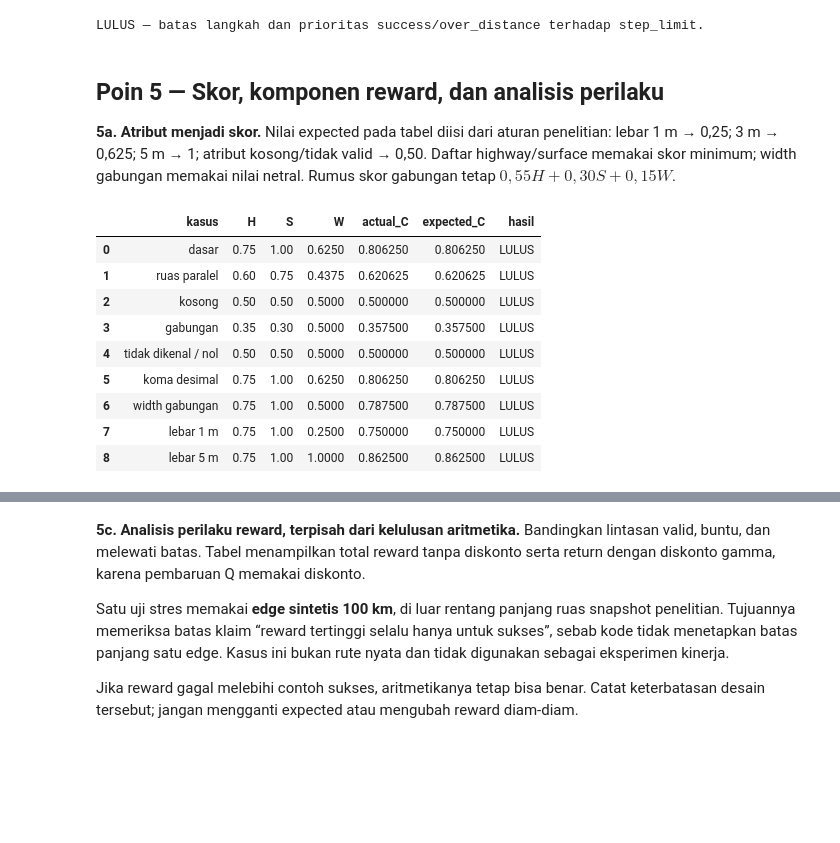
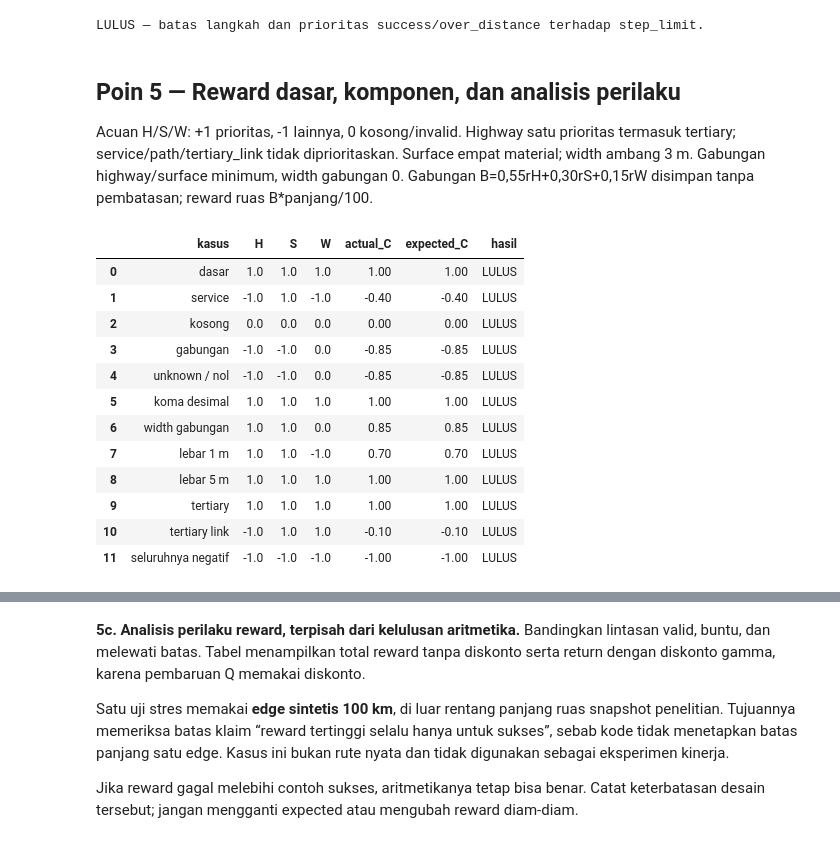
Before and after one commit to davidimannuel/uwika-ta-31123022-2026, a Jupyter notebook: verifikasi.ipynb, the cells around one changed output, grey strips where cells are left out. Cells and saved outputs as stored; diff of their text form; code cells hidden in the pictures; blank space fills up the shorter version.

```diff
--- a/verifikasi.ipynb
+++ b/verifikasi.ipynb
@@ -617,6 +620,18 @@ for test_epsilon in (0.0,1.0):
     print("Epsilon:",test_epsilon,"| Action terpilih:",sorted(set(selected_ids)))
 verification_status[2] = True
 print("LULUS — aksi ilegal ditolak; eksplorasi dan greedy hanya memilih aksi legal.")
+# Access diperiksa pada build_actions; highway non-prioritas tetap menjadi action.
+access_cases = [(None,True),("yes",True),("permissive",True),("no",False),
+                ("private",False),("destination",False),("unknown",False),
+                (["yes","permissive"],True),("yes;private",False),
+                ("['yes', 'permissive']",True)]
+for value,allowed in access_cases:
+    access_graph=nx.MultiDiGraph(crs="EPSG:32749")
+    access_graph.add_edge(0,1,key=0,length=100.,highway="service",
+                          surface="asphalt",width="3",access=value)
+    core.add_comfort_scores(access_graph)
+    assert bool(core.build_actions(access_graph).get(0))==allowed
+print("LULUS — whitelist access dan service tetap legal bila akses diizinkan.")
 # %% [output]
 Penolakan yang diharapkan: Action tidak legal untuk state environment saat ini.
 Epsilon: 0.0 | Action terpilih: [(3, 0)]
@@ -735,7 +753,7 @@ for loop_distance in (4500,5000,5500):
         r = core.train_step(end_env,end_q,np.random.default_rng(0),0)
     assert r["done"] and end_env.is_loop and end_env.current_node==0
     assert end_env.termination_reason=="success" and end_env.total_distance_m==loop_distance
-    assert r["reward_components"]["terminal"]==80 and r["max_next_q"]==0
+    assert r["reward_components"]["terminal"]==100 and r["max_next_q"]==0
     termination_samples.append(r)
     termination_rows.append({"kasus":f"loop {loop_distance} m","actual":"success","expected":"success","hasil":"LULUS"})
 display(pd.DataFrame(termination_rows))
@@ -762,7 +780,7 @@ for would_be_distance in (4499,5501):
     assert blocked_env.total_distance_m==before_distance
     r = core.train_step(blocked_env,defaultdict(dict),np.random.default_rng(0),0)
     assert r["done"] and blocked_env.termination_reason=="no_available_action"
-    assert r["td_error"] is None and r["reward_components"]["no_action"]==-45
+    assert r["td_error"] is None and r["reward_components"]["no_action"]==-50
     termination_samples.append(r)
     print("LULUS — calon loop",would_be_distance,"m diblokir; buntu pada",before_distance,"m.")
 
@@ -850,7 +868,7 @@ for case in ("step_limit","success","over_distance"):
         assert r["done"] == (index==219)
     assert limit_env.step_count==220 and limit_env.termination_reason==case
     assert limit_env.total_distance_m=={"step_limit":2200,"success":5000,"over_distance":5501}[case]
-    assert r["reward_components"]["terminal"]=={"step_limit":-40,"success":80,"over_distance":-50}[case]
+    assert r["reward_components"]["terminal"]=={"step_limit":-50,"success":100,"over_distance":-50}[case]
     termination_samples.append(r)
     limit_rows.append({"kasus":case,"langkah":limit_env.step_count,"jarak_m":limit_env.total_distance_m,
                        "actual":limit_env.termination_reason,"hasil":"LULUS"})
@@ -870,48 +888,54 @@ print("LULUS — batas langkah dan prioritas success/over_distance terhadap step
 | 2 | over_distance | 220 | 5501.0 | over_distance | LULUS |
 LULUS — batas langkah dan prioritas success/over_distance terhadap step_limit.
 # %% [markdown]
-## Poin 5 — Skor, komponen reward, dan analisis perilaku
+## Poin 5 — Reward dasar, komponen, dan analisis perilaku
 
-**5a. Atribut menjadi skor.** Nilai expected pada tabel diisi dari aturan penelitian:
-lebar 1 m → 0,25; 3 m → 0,625; 5 m → 1; atribut kosong/tidak valid → 0,50.
-Daftar highway/surface memakai skor minimum; width gabungan memakai nilai netral.
-Rumus skor gabungan tetap $0{,}55H+0{,}30S+0{,}15W$.
+Acuan H/S/W: +1 prioritas, -1 lainnya, 0 kosong/invalid. Highway satu prioritas
+termasuk tertiary; service/path/tertiary_link tidak diprioritaskan. Surface empat
+material; width ambang 3 m. Gabungan highway/surface minimum, width gabungan 0.
+Gabungan B=0,55rH+0,30rS+0,15rW disimpan tanpa pembatasan; reward ruas B*panjang/100.
 # %%
 score_cases = [
-    ("dasar","residential","asphalt","3", (.75,1.,.625,.80625)),
-    ("ruas paralel","service","paving_stones","2", (.6,.75,.4375,.620625)),
-    ("kosong",None,None,None, (.5,.5,.5,.5)),
-    ("gabungan",["residential","secondary"],["asphalt","gravel"],["2","3"], (.35,.3,.5,.3575)),
-    ("tidak dikenal / nol","unknown","unknown","0", (.5,.5,.5,.5)),
-    ("koma desimal","residential","asphalt","3,0 m", (.75,1.,.625,.80625)),
-    ("width gabungan","residential","asphalt","2;3", (.75,1.,.5,.7875)),
-    ("lebar 1 m","residential","asphalt","1", (.75,1.,.25,.75)),
-    ("lebar 5 m","residential","asphalt","5", (.75,1.,1.,.8625)),
+    ("dasar","residential","asphalt","3", (1.,1.,1.,1.)),
+    ("service","service","paving_stones","2", (-1.,1.,-1.,-.4)),
+    ("kosong",None,None,None, (0.,0.,0.,0.)),
+    ("gabungan",["residential","secondary"],["asphalt","gravel"],["2","3"], (-1.,-1.,0.,-.85)),
+    ("unknown / nol","unknown","unknown","0", (-1.,-1.,0.,-.85)),
+    ("koma desimal","residential","asphalt","3,0 m", (1.,1.,1.,1.)),
+    ("width gabungan","residential","asphalt","2;3", (1.,1.,0.,.85)),
+    ("lebar 1 m","residential","asphalt","1", (1.,1.,-1.,.7)),
+    ("lebar 5 m","residential","asphalt","5", (1.,1.,1.,1.)),
+    ("tertiary","tertiary","asphalt","3", (1.,1.,1.,1.)),
+    ("tertiary link","tertiary_link","asphalt","3", (-1.,1.,1.,-.1)),
+    ("seluruhnya negatif","service","gravel","2", (-1.,-1.,-1.,-1.)),
 ]
 G_score = nx.MultiDiGraph(crs="EPSG:32749")
 G_score.add_node(0,x=0.,y=0.)
 G_score.add_node(1,x=100.,y=0.)
 for key,(label,highway,surface,width,expected) in enumerate(score_cases):
     G_score.add_edge(0,1,key=key,length=100.,osmid=201+key,
                      highway=highway,surface=surface,width=width)
 core.add_comfort_scores(G_score)
 score_rows = []
 for key,(label,_,_,_,expected) in enumerate(score_cases):
     data = G_score[0][1][key]
     actual = tuple(data[name] for name in ("highway_score","surface_score","width_score","comfort_score"))
     assert all(math.isclose(a,b,rel_tol=0,abs_tol=1e-9) for a,b in zip(actual,expected))
     score_rows.append({"kasus":label,"H":actual[0],"S":actual[1],"W":actual[2],
                        "actual_C":actual[3],"expected_C":expected[3],"hasil":"LULUS"})
 display(pd.DataFrame(score_rows))
 # %% [output]
 |  | kasus | H | S | W | actual_C | expected_C | hasil |
-| 0 | dasar | 0.75 | 1.00 | 0.6250 | 0.806250 | 0.806250 | LULUS |
-| 1 | ruas paralel | 0.60 | 0.75 | 0.4375 | 0.620625 | 0.620625 | LULUS |
-| 2 | kosong | 0.50 | 0.50 | 0.5000 | 0.500000 | 0.500000 | LULUS |
-| 3 | gabungan | 0.35 | 0.30 | 0.5000 | 0.357500 | 0.357500 | LULUS |
-| 4 | tidak dikenal / nol | 0.50 | 0.50 | 0.5000 | 0.500000 | 0.500000 | LULUS |
-| 5 | koma desimal | 0.75 | 1.00 | 0.6250 | 0.806250 | 0.806250 | LULUS |
-| 6 | width gabungan | 0.75 | 1.00 | 0.5000 | 0.787500 | 0.787500 | LULUS |
-| 7 | lebar 1 m | 0.75 | 1.00 | 0.2500 | 0.750000 | 0.750000 | LULUS |
-| 8 | lebar 5 m | 0.75 | 1.00 | 1.0000 | 0.862500 | 0.862500 | LULUS |
+| 0 | dasar | 1.0 | 1.0 | 1.0 | 1.00 | 1.00 | LULUS |
+| 1 | service | -1.0 | 1.0 | -1.0 | -0.40 | -0.40 | LULUS |
+| 2 | kosong | 0.0 | 0.0 | 0.0 | 0.00 | 0.00 | LULUS |
+| 3 | gabungan | -1.0 | -1.0 | 0.0 | -0.85 | -0.85 | LULUS |
+| 4 | unknown / nol | -1.0 | -1.0 | 0.0 | -0.85 | -0.85 | LULUS |
+| 5 | koma desimal | 1.0 | 1.0 | 1.0 | 1.00 | 1.00 | LULUS |
+| 6 | width gabungan | 1.0 | 1.0 | 0.0 | 0.85 | 0.85 | LULUS |
+| 7 | lebar 1 m | 1.0 | 1.0 | -1.0 | 0.70 | 0.70 | LULUS |
+| 8 | lebar 5 m | 1.0 | 1.0 | 1.0 | 1.00 | 1.00 | LULUS |
+| 9 | tertiary | 1.0 | 1.0 | 1.0 | 1.00 | 1.00 | LULUS |
+| 10 | tertiary link | -1.0 | 1.0 | 1.0 | -0.10 | -0.10 | LULUS |
+| 11 | seluruhnya negatif | -1.0 | -1.0 | -1.0 | -1.00 | -1.00 | LULUS |
 # %% [markdown]
```
Also changed, not shown: parts of 26 cells of this notebook, 12 other files.
